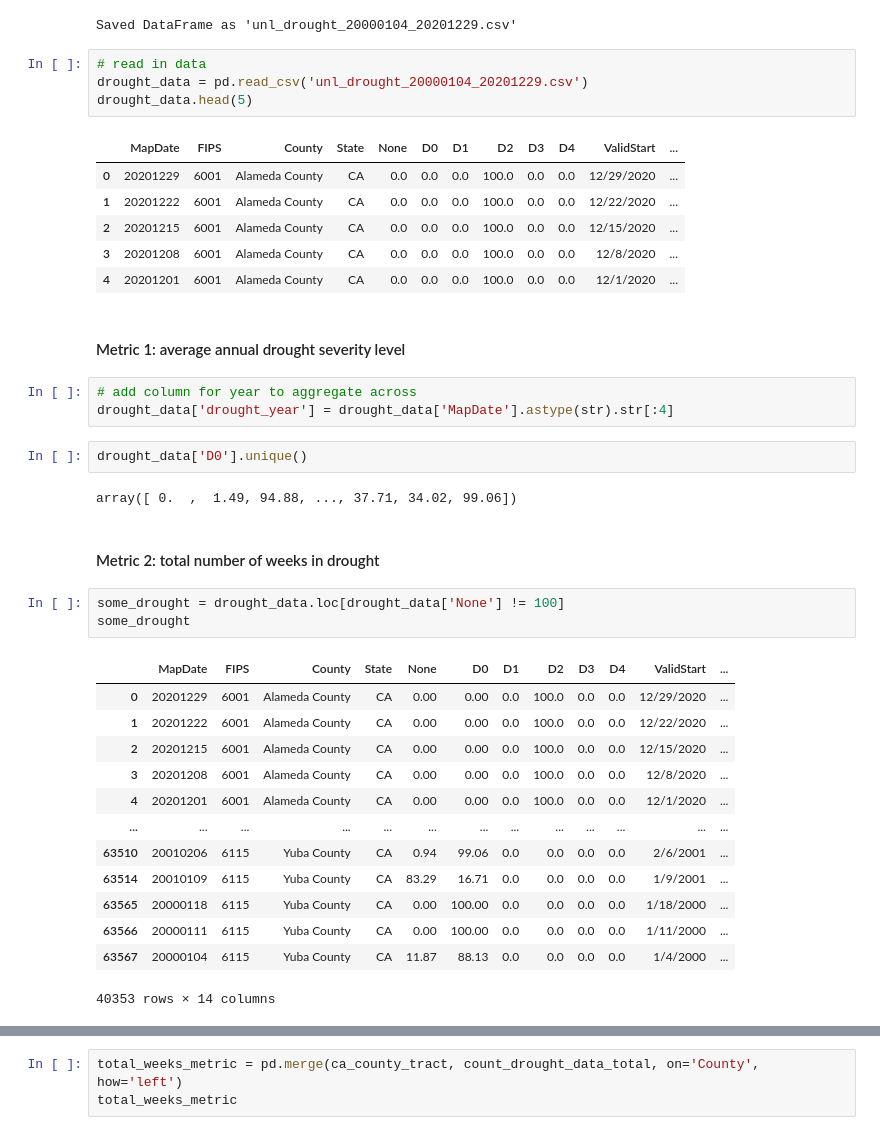
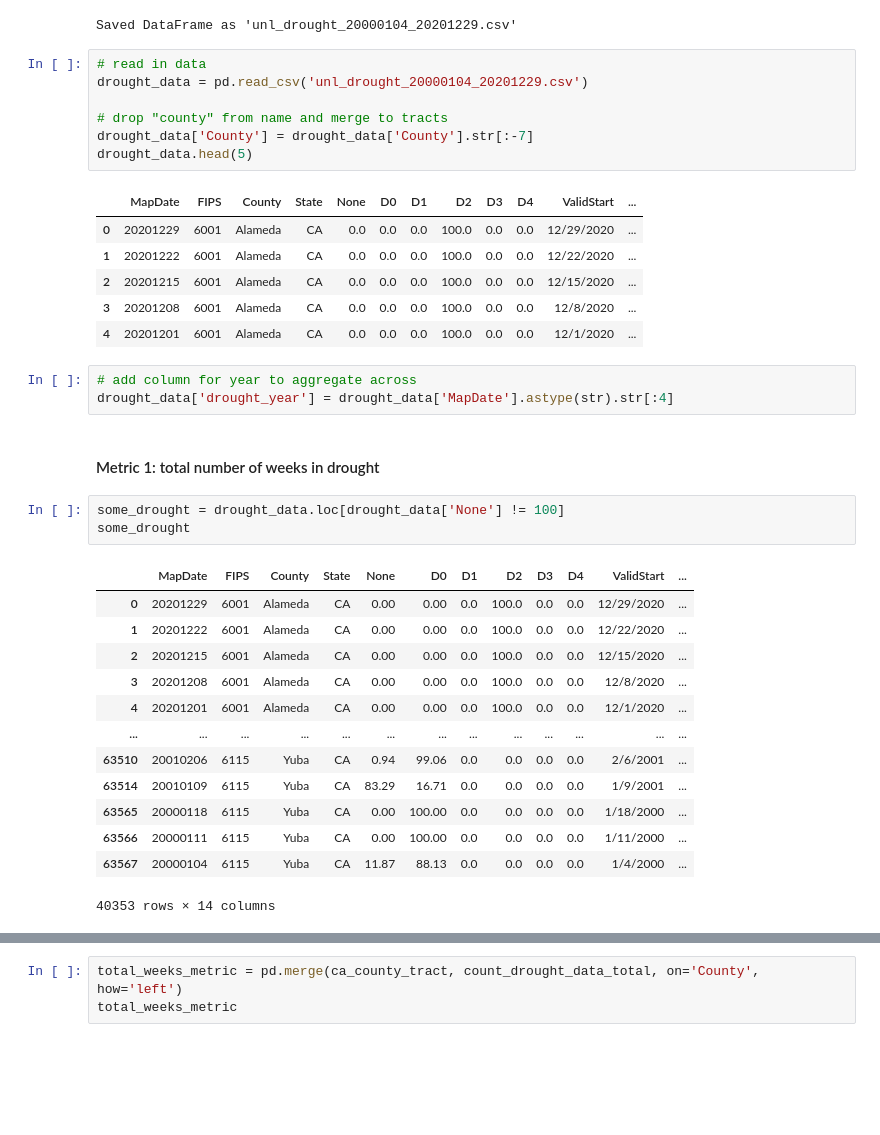
Before and after one commit to Eagle-Rock-Analytics/carb-climate-index, a Jupyter notebook: scripts/data_metric_calc/climate_drought_exposure.ipynb, the cells around one changed output, grey strips where cells are left out. Drawn from its saved outputs; the diff is of its cells as text; blank space fills up the shorter version.

Commit message:
nb for 2/3 metrics

```diff
--- a/scripts/data_metric_calc/climate_drought_exposure.ipynb
+++ b/scripts/data_metric_calc/climate_drought_exposure.ipynb
@@ -51,41 +48,38 @@ Saved DataFrame as 'unl_drought_20000104_20201229.csv'
 # %%
 # read in data
 drought_data = pd.read_csv('unl_drought_20000104_20201229.csv')
+
+# drop "county" from name and merge to tracts
+drought_data['County'] = drought_data['County'].str[:-7]
 drought_data.head(5)
 # %% [output]
 |  | MapDate | FIPS | County | State | None | D0 | D1 | D2 | D3 | D4 | ValidStart | ... |
-| 0 | 20201229 | 6001 | Alameda County | CA | 0.0 | 0.0 | 0.0 | 100.0 | 0.0 | 0.0 | 12/29/2020 | ... |
-| 1 | 20201222 | 6001 | Alameda County | CA | 0.0 | 0.0 | 0.0 | 100.0 | 0.0 | 0.0 | 12/22/2020 | ... |
-| 2 | 20201215 | 6001 | Alameda County | CA | 0.0 | 0.0 | 0.0 | 100.0 | 0.0 | 0.0 | 12/15/2020 | ... |
-| 3 | 20201208 | 6001 | Alameda County | CA | 0.0 | 0.0 | 0.0 | 100.0 | 0.0 | 0.0 | 12/8/2020 | ... |
-| 4 | 20201201 | 6001 | Alameda County | CA | 0.0 | 0.0 | 0.0 | 100.0 | 0.0 | 0.0 | 12/1/2020 | ... |
+| 0 | 20201229 | 6001 | Alameda | CA | 0.0 | 0.0 | 0.0 | 100.0 | 0.0 | 0.0 | 12/29/2020 | ... |
+| 1 | 20201222 | 6001 | Alameda | CA | 0.0 | 0.0 | 0.0 | 100.0 | 0.0 | 0.0 | 12/22/2020 | ... |
+| 2 | 20201215 | 6001 | Alameda | CA | 0.0 | 0.0 | 0.0 | 100.0 | 0.0 | 0.0 | 12/15/2020 | ... |
+| 3 | 20201208 | 6001 | Alameda | CA | 0.0 | 0.0 | 0.0 | 100.0 | 0.0 | 0.0 | 12/8/2020 | ... |
+| 4 | 20201201 | 6001 | Alameda | CA | 0.0 | 0.0 | 0.0 | 100.0 | 0.0 | 0.0 | 12/1/2020 | ... |
-# %% [markdown]
-#### Metric 1: average annual drought severity level
-# %%
-# add column for year to aggregate across
-drought_data['drought_year'] = drought_data['MapDate'].astype(str).str[:4]
-# %%
-drought_data['D0'].unique()
-# %% [output]
-array([ 0.  ,  1.49, 94.88, ..., 37.71, 34.02, 99.06])
+# %%
+# add column for year to aggregate across
+drought_data['drought_year'] = drought_data['MapDate'].astype(str).str[:4]
 # %% [markdown]
-#### Metric 2: total number of weeks in drought
+#### Metric 1: total number of weeks in drought
 # %%
 some_drought = drought_data.loc[drought_data['None'] != 100]
 some_drought
 # %% [output]
 |  | MapDate | FIPS | County | State | None | D0 | D1 | D2 | D3 | D4 | ValidStart | ... |
-| 0 | 20201229 | 6001 | Alameda County | CA | 0.00 | 0.00 | 0.0 | 100.0 | 0.0 | 0.0 | 12/29/2020 | ... |
-| 1 | 20201222 | 6001 | Alameda County | CA | 0.00 | 0.00 | 0.0 | 100.0 | 0.0 | 0.0 | 12/22/2020 | ... |
-| 2 | 20201215 | 6001 | Alameda County | CA | 0.00 | 0.00 | 0.0 | 100.0 | 0.0 | 0.0 | 12/15/2020 | ... |
-| 3 | 20201208 | 6001 | Alameda County | CA | 0.00 | 0.00 | 0.0 | 100.0 | 0.0 | 0.0 | 12/8/2020 | ... |
-| 4 | 20201201 | 6001 | Alameda County | CA | 0.00 | 0.00 | 0.0 | 100.0 | 0.0 | 0.0 | 12/1/2020 | ... |
+| 0 | 20201229 | 6001 | Alameda | CA | 0.00 | 0.00 | 0.0 | 100.0 | 0.0 | 0.0 | 12/29/2020 | ... |
+| 1 | 20201222 | 6001 | Alameda | CA | 0.00 | 0.00 | 0.0 | 100.0 | 0.0 | 0.0 | 12/22/2020 | ... |
+| 2 | 20201215 | 6001 | Alameda | CA | 0.00 | 0.00 | 0.0 | 100.0 | 0.0 | 0.0 | 12/15/2020 | ... |
+| 3 | 20201208 | 6001 | Alameda | CA | 0.00 | 0.00 | 0.0 | 100.0 | 0.0 | 0.0 | 12/8/2020 | ... |
+| 4 | 20201201 | 6001 | Alameda | CA | 0.00 | 0.00 | 0.0 | 100.0 | 0.0 | 0.0 | 12/1/2020 | ... |
 | ... | ... | ... | ... | ... | ... | ... | ... | ... | ... | ... | ... | ... |
-| 63510 | 20010206 | 6115 | Yuba County | CA | 0.94 | 99.06 | 0.0 | 0.0 | 0.0 | 0.0 | 2/6/2001 | ... |
-| 63514 | 20010109 | 6115 | Yuba County | CA | 83.29 | 16.71 | 0.0 | 0.0 | 0.0 | 0.0 | 1/9/2001 | ... |
-| 63565 | 20000118 | 6115 | Yuba County | CA | 0.00 | 100.00 | 0.0 | 0.0 | 0.0 | 0.0 | 1/18/2000 | ... |
-| 63566 | 20000111 | 6115 | Yuba County | CA | 0.00 | 100.00 | 0.0 | 0.0 | 0.0 | 0.0 | 1/11/2000 | ... |
-| 63567 | 20000104 | 6115 | Yuba County | CA | 11.87 | 88.13 | 0.0 | 0.0 | 0.0 | 0.0 | 1/4/2000 | ... |
+| 63510 | 20010206 | 6115 | Yuba | CA | 0.94 | 99.06 | 0.0 | 0.0 | 0.0 | 0.0 | 2/6/2001 | ... |
+| 63514 | 20010109 | 6115 | Yuba | CA | 83.29 | 16.71 | 0.0 | 0.0 | 0.0 | 0.0 | 1/9/2001 | ... |
+| 63565 | 20000118 | 6115 | Yuba | CA | 0.00 | 100.00 | 0.0 | 0.0 | 0.0 | 0.0 | 1/18/2000 | ... |
+| 63566 | 20000111 | 6115 | Yuba | CA | 0.00 | 100.00 | 0.0 | 0.0 | 0.0 | 0.0 | 1/11/2000 | ... |
+| 63567 | 20000104 | 6115 | Yuba | CA | 11.87 | 88.13 | 0.0 | 0.0 | 0.0 | 0.0 | 1/4/2000 | ... |
 40353 rows × 14 columns
 # %%
 # count number of rows per county and drought year where "None" != 100
```
Also changed, not shown: parts of 16 cells of this notebook.
